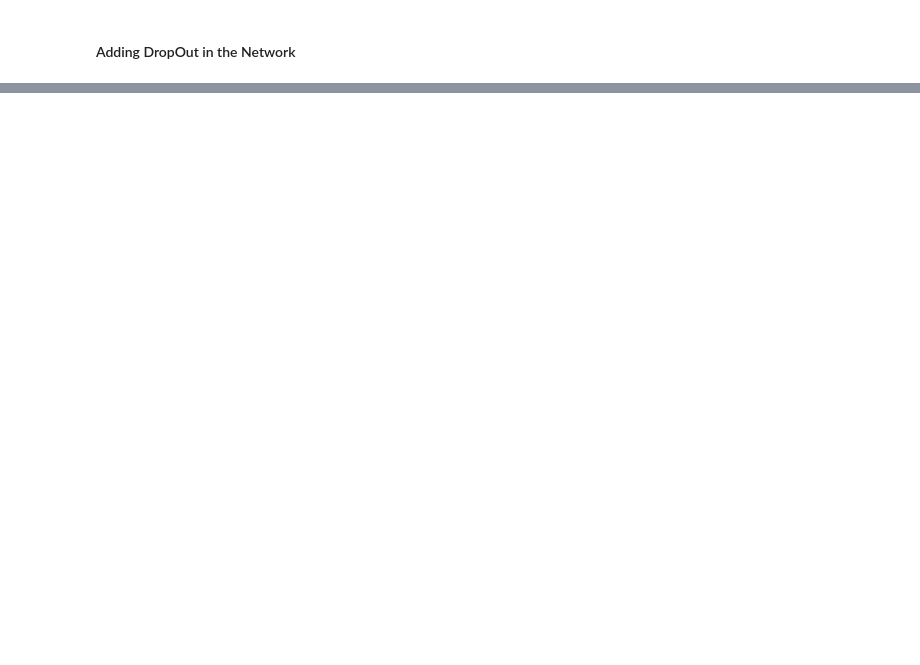
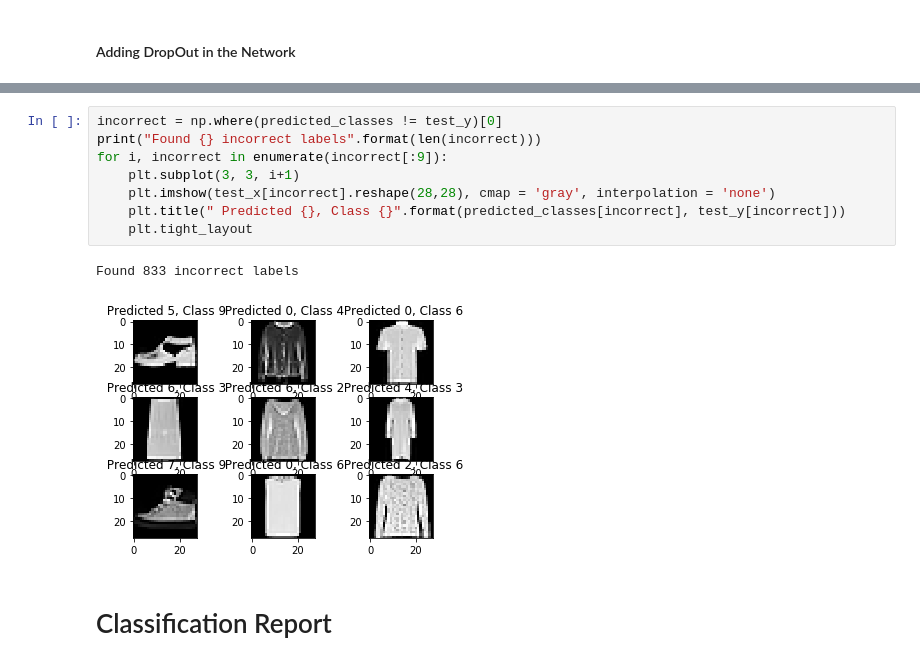
Before and after one commit to twrnrg/CNN-Model-on-Fashion-MNIST-Data, a Jupyter notebook: CNN The Fashion-MNIST Data Set.ipynb, the cells around one changed output, grey strips where cells are left out. Saved outputs shown, nothing was run; the diff lists cells and outputs as text; blank space fills up the shorter version.

```diff
--- a/CNN The Fashion-MNIST Data Set.ipynb
+++ b/CNN The Fashion-MNIST Data Set.ipynb
@@ -255,0 +337,13 @@ UnboundLocalError: local variable 'a' referenced before assignment
+# %%
+incorrect = np.where(predicted_classes != test_y)[0]
+print("Found {} incorrect labels".format(len(incorrect)))
+for i, incorrect in enumerate(incorrect[:9]):
+    plt.subplot(3, 3, i+1)
+    plt.imshow(test_x[incorrect].reshape(28,28), cmap = 'gray', interpolation = 'none')
+    plt.title(" Predicted {}, Class {}".format(predicted_classes[incorrect], test_y[incorrect]))
+    plt.tight_layout
+# %% [output]
+Found 833 incorrect labels
+[figure, added]
+# %% [markdown]
+# Classification Report
```
Also changed, not shown: parts of 23 cells of this notebook.
